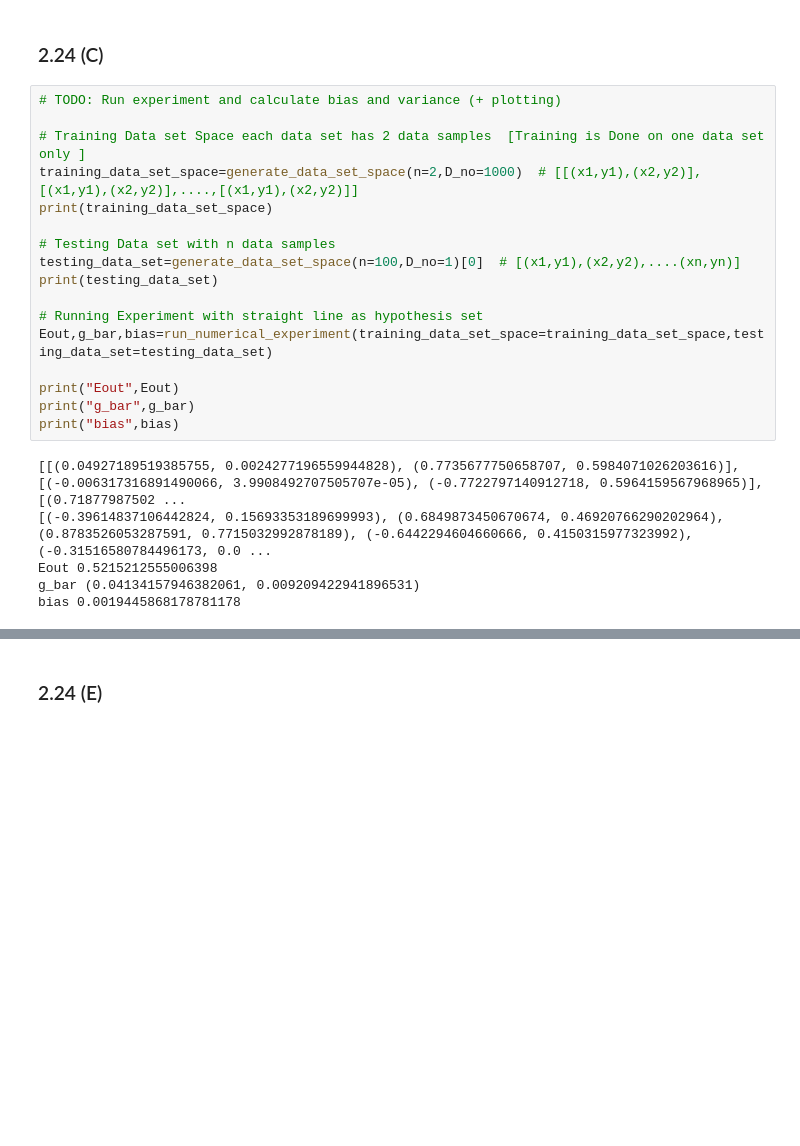
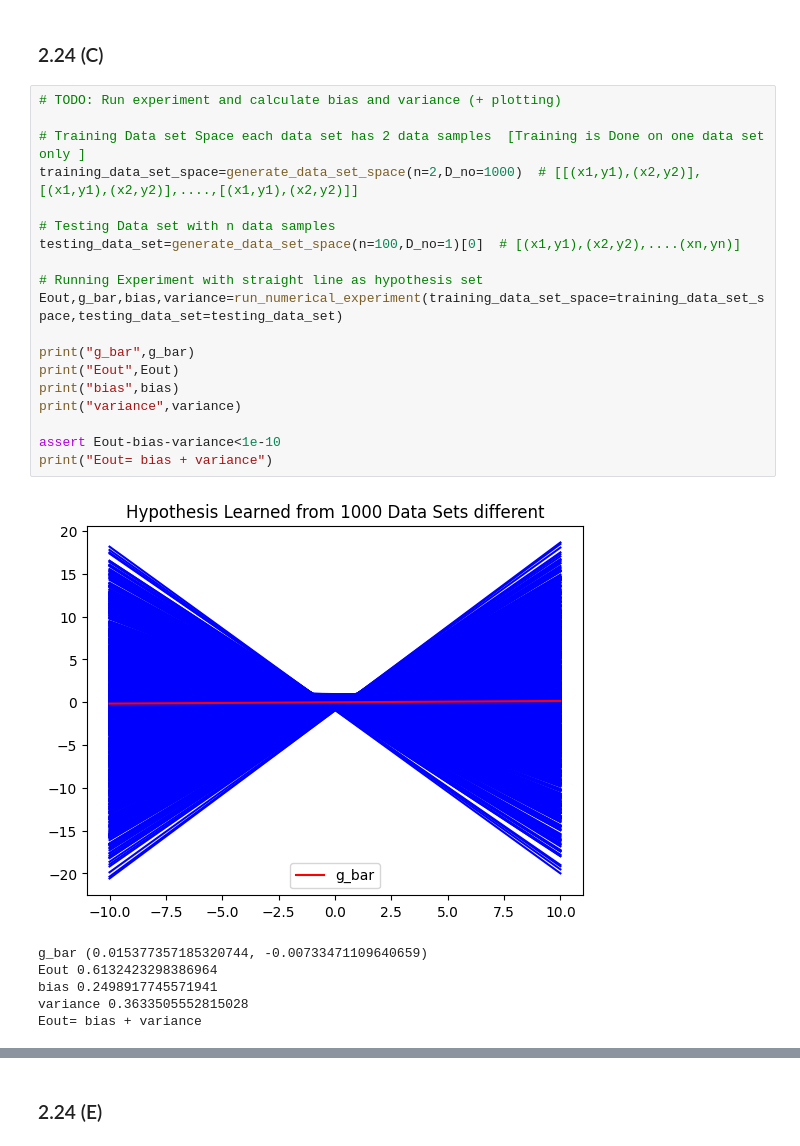
Before and after one commit to BasmaElhoseny01/Machine-Learning-Assigments, a Jupyter notebook: Assignment 2/problem-2-24.ipynb, the cells around one changed output, grey strips where cells are left out. Cells and saved outputs as stored; diff of their text form; blank space fills up the shorter version.

```diff
--- a/Assignment 2/problem-2-24.ipynb
+++ b/Assignment 2/problem-2-24.ipynb
@@ -248,23 +186,26 @@ def run_numerical_experiment(training_data_set_space,testing_data_set):
 # %%
 # TODO: Run experiment and calculate bias and variance (+ plotting)
 
 # Training Data set Space each data set has 2 data samples  [Training is Done on one data set only ]
 training_data_set_space=generate_data_set_space(n=2,D_no=1000)  # [[(x1,y1),(x2,y2)],[(x1,y1),(x2,y2)],....,[(x1,y1),(x2,y2)]]
-print(training_data_set_space)
 
 # Testing Data set with n data samples
 testing_data_set=generate_data_set_space(n=100,D_no=1)[0]  # [(x1,y1),(x2,y2),....(xn,yn)]
-print(testing_data_set)
 
 # Running Experiment with straight line as hypothesis set
-Eout,g_bar,bias=run_numerical_experiment(training_data_set_space=training_data_set_space,testing_data_set=testing_data_set)
+Eout,g_bar,bias,variance=run_numerical_experiment(training_data_set_space=training_data_set_space,testing_data_set=testing_data_set)
 
+print("g_bar",g_bar)
 print("Eout",Eout)
-print("g_bar",g_bar)
 print("bias",bias)
+print("variance",variance)
+
+assert Eout-bias-variance<1e-10
+print("Eout= bias + variance")
 # %% [output]
+[figure, added]
-[[(0.04927189519385755, 0.0024277196559944828), (0.7735677750658707, 0.5984071026203616)], [(-0.006317316891490066, 3.9908492707505707e-05), (-0.7722797140912718, 0.5964159567968965)], [(0.71877987502 ...
-[(-0.39614837106442824, 0.15693353189699993), (0.6849873450670674, 0.46920766290202964), (0.8783526053287591, 0.7715032992878189), (-0.6442294604660666, 0.4150315977323992), (-0.31516580784496173, 0.0 ...
-Eout 0.5215212555006398
-g_bar (0.04134157946382061, 0.009209422941896531)
-bias 0.0019445868178781178
+g_bar (0.015377357185320744, -0.00733471109640659)
+Eout 0.6132423298386964
+bias 0.2498917745571941
+variance 0.3633505552815028
+Eout= bias + variance
```
Also changed, not shown: parts of 5 cells of this notebook.
